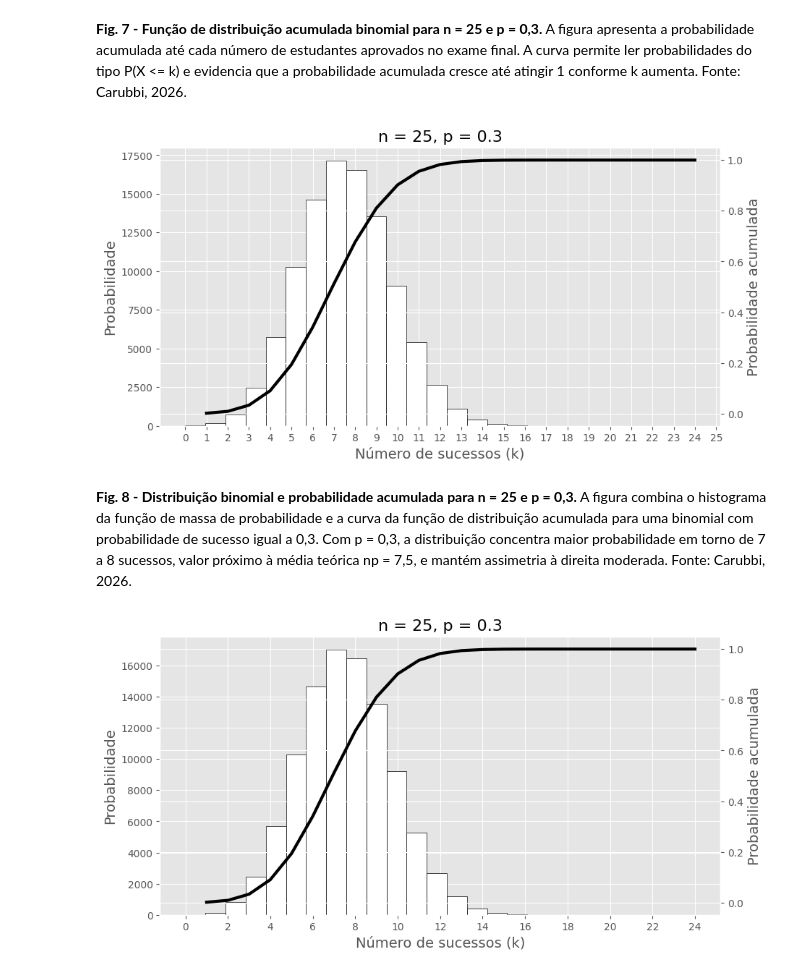
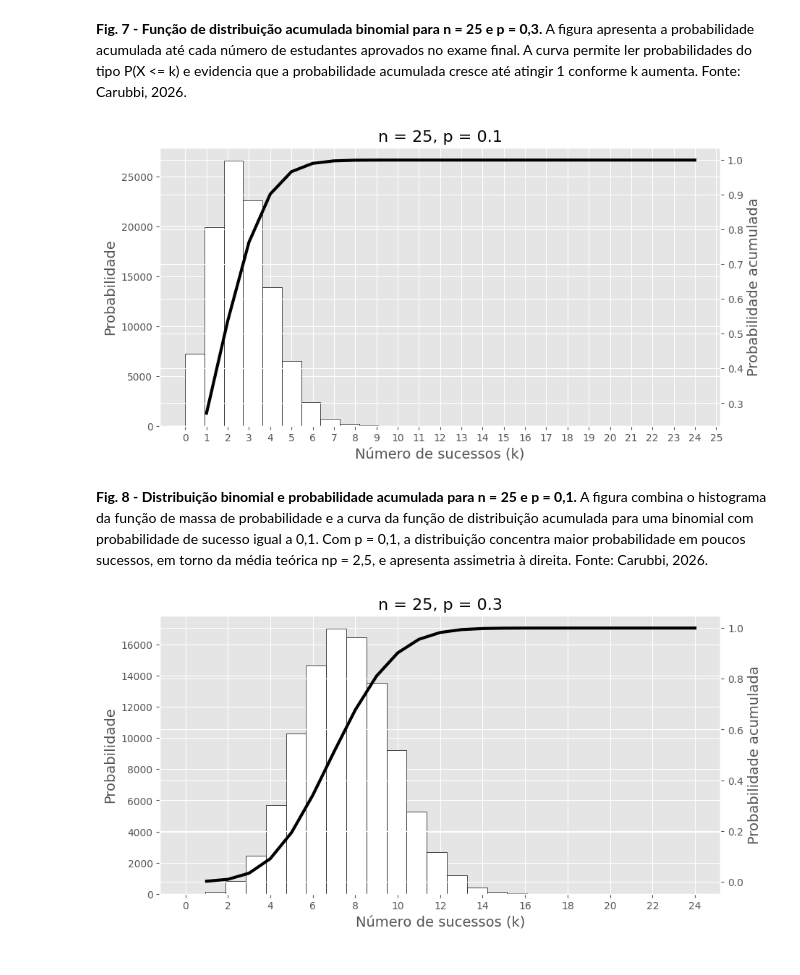
Before and after one commit to carubbi/T199_N724, a Jupyter notebook: aulas/notebooks/9_VAD.ipynb, the cells around one changed output. Saved outputs shown, nothing was run; the diff lists cells and outputs as text; code cells hidden in the pictures.

Commit message:
Atualiza legenda da figura 8 para p 0.1

```diff
--- a/aulas/notebooks/9_VAD.ipynb
+++ b/aulas/notebooks/9_VAD.ipynb
@@ -941,42 +941,42 @@ plt.show()
 **Fig. 7 - Função de distribuição acumulada binomial para n = 25 e p = 0,3.** A figura apresenta a probabilidade acumulada até cada número de estudantes aprovados no exame final. A curva permite ler probabilidades do tipo P(X <= k) e evidencia que a probabilidade acumulada cresce até atingir 1 conforme k aumenta. Fonte: Carubbi, 2026.
 # %%
 n = 25
-p = 0.3  # probabilidade de sucesso
+p = 0.1  # probabilidade de sucesso
 size = 100000  # número de valores simulados
 
 random_binom_numbers = pd.Series(stats.binom.rvs(n, p, size=size))
 
 fig, ax = plt.subplots(figsize=(10, 5))
 plt.title(f"n = {n}, p = {p}", fontsize=16)
 
 # Histograma da PMF
 ax.hist(
     random_binom_numbers,
     bins=len(np.unique(random_binom_numbers)),
     color="white",
     edgecolor="black",
 )
 
 ax.set_xlabel("Número de sucessos (k)", fontsize=14)
 ax.set_xticks(np.arange(0, n + 1, 1))
 ax.set_ylabel("Probabilidade", fontsize=14)
 
 # Segundo eixo Y (CDF)
 ax2 = ax.twinx()
 ax2.plot(
     np.arange(1, n),
     stats.binom.cdf(np.arange(1, n), n, p),
     linewidth=3,
     color="black",
 )
 
 ax2.set_ylabel("Probabilidade acumulada", fontsize=14)
 
 plt.show()
 # %% [output]
-[figure, old version]
+[figure, new version]
 # %% [markdown]
-**Fig. 8 - Distribuição binomial e probabilidade acumulada para n = 25 e p = 0,3.** A figura combina o histograma da função de massa de probabilidade e a curva da função de distribuição acumulada para uma binomial com probabilidade de sucesso igual a 0,3. Com p = 0,3, a distribuição concentra maior probabilidade em torno de 7 a 8 sucessos, valor próximo à média teórica np = 7,5, e mantém assimetria à direita moderada. Fonte: Carubbi, 2026.
+**Fig. 8 - Distribuição binomial e probabilidade acumulada para n = 25 e p = 0,1.** A figura combina o histograma da função de massa de probabilidade e a curva da função de distribuição acumulada para uma binomial com probabilidade de sucesso igual a 0,1. Com p = 0,1, a distribuição concentra maior probabilidade em poucos sucessos, em torno da média teórica np = 2,5, e apresenta assimetria à direita. Fonte: Carubbi, 2026.
 # %%
 n = 25
 p = 0.3  # probabilidade de sucesso
```
